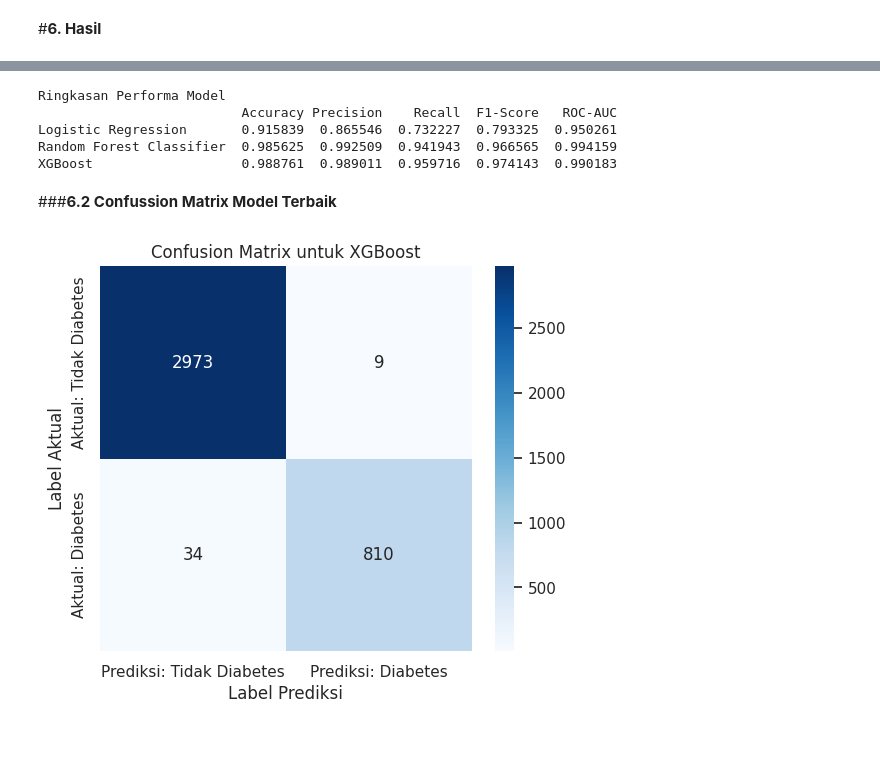
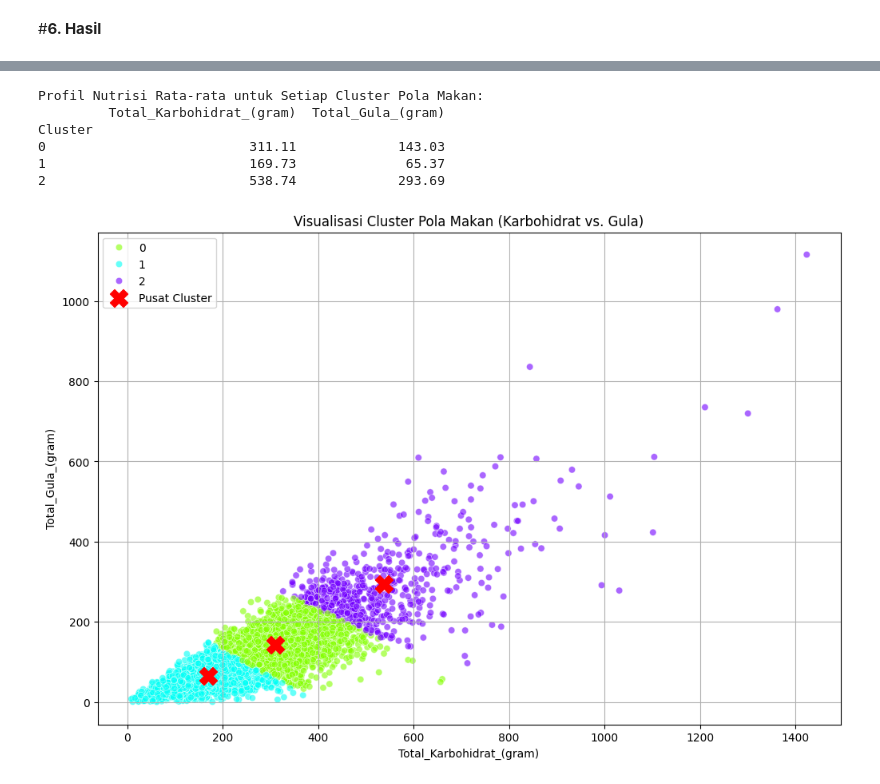
Before and after one commit to fathanzys/Data, a Jupyter notebook: 0102522024_Data.ipynb, the cells around one changed output, grey strips where cells are left out. Drawn from its saved outputs; the diff is of its cells as text; code cells hidden in the pictures; blank space fills up the shorter version.

```diff
--- a/0102522024_Data.ipynb
+++ b/0102522024_Data.ipynb
@@ -271,0 +186,4 @@ Parameters: { "use_label_encoder" } are not used.
+# %%
+# 5.2. Latih model K-Means dengan k optimal
+kmeans = KMeans(n_clusters=optimal_k, random_state=42, n_init=10)
+kmeans.fit(X_scaled_df)
@@ -271,0 +192,5 @@ Parameters: { "use_label_encoder" } are not used.
+# %%
+# 5.3. Tambahkan label cluster ke DataFrame asli
+analysis_df['Pola_Diet_Cluster'] = kmeans.labels_
+
+print("Model K-Means telah dilatih dan label cluster telah ditambahkan.")
@@ -276,27 +201,44 @@ Parameters: { "use_label_encoder" } are not used.
-# %%
-# Membuat DataFrame dari hasil evaluasi
-results_df = pd.DataFrame(results).T.drop(columns='Confusion Matrix')
-print("Ringkasan Performa Model")
-print(results_df)
-# %% [output]
-Ringkasan Performa Model
-                          Accuracy Precision    Recall  F1-Score   ROC-AUC
-Logistic Regression       0.915839  0.865546  0.732227  0.793325  0.950261
-Random Forest Classifier  0.985625  0.992509  0.941943  0.966565  0.994159
-XGBoost                   0.988761  0.989011  0.959716  0.974143  0.990183
-# %% [markdown]
-###**6.2 Confussion Matrix Model Terbaik**
-# %%
-best_model_name = "XGBoost"
-cmatrix = results[best_model_name]["Confusion Matrix"]
-
-plt.figure(figsize=(6, 5))
-sns.heatmap(cmatrix, annot=True, fmt='d', cmap="Blues",
-           xticklabels=["Prediksi: Tidak Diabetes", "Prediksi: Diabetes"],
-           yticklabels=["Aktual: Tidak Diabetes", "Aktual: Diabetes"])
-plt.title(f"Confusion Matrix untuk {best_model_name}")
-plt.xlabel("Label Prediksi")
-plt.ylabel("Label Aktual")
-plt.show()
-# %% [output]
-[figure, removed]
+# %%
+# 6.1. Dapatkan pusat cluster (centroid) dan kembalikan ke skala asli
+scaled_centroids = kmeans.cluster_centers_
+original_centroids = scaler.inverse_transform(scaled_centroids)
+
+# Buat DataFrame untuk menampilkan profil setiap cluster
+centroid_df = pd.DataFrame(original_centroids, columns=features_for_clustering)
+centroid_df.index.name = 'Cluster'
+print("Profil Nutrisi Rata-rata untuk Setiap Cluster Pola Makan:")
+print(centroid_df.round(2))
+# %% [output]
+Profil Nutrisi Rata-rata untuk Setiap Cluster Pola Makan:
+         Total_Karbohidrat_(gram)  Total_Gula_(gram)
+Cluster
+0                          311.11             143.03
+1                          169.73              65.37
+2                          538.74             293.69
+# %%
+# 6.2. Visualisasi Cluster
+plt.figure(figsize=(12, 8))
+sns.scatterplot(
+    x='Total_Karbohidrat_(gram)',
+    y='Total_Gula_(gram)',
+    hue='Pola_Diet_Cluster',
+    palette=sns.color_palette("hsv", n_colors=optimal_k),
+    data=analysis_df,
+    legend="full",
+    alpha=0.6
+)
+# Tambahkan titik pusat cluster (centroid) ke plot
+plt.scatter(
+    centroid_df['Total_Karbohidrat_(gram)'],
+    centroid_df['Total_Gula_(gram)'],
+    s=250,
+    c='red',
+    marker='X',
+    label='Pusat Cluster'
+)
+plt.title('Visualisasi Cluster Pola Makan (Karbohidrat vs. Gula)')
+plt.legend()
+plt.grid(True)
+plt.show()
+# %% [output]
+[figure, added]
```
Also changed, not shown: parts of 46 cells of this notebook.
